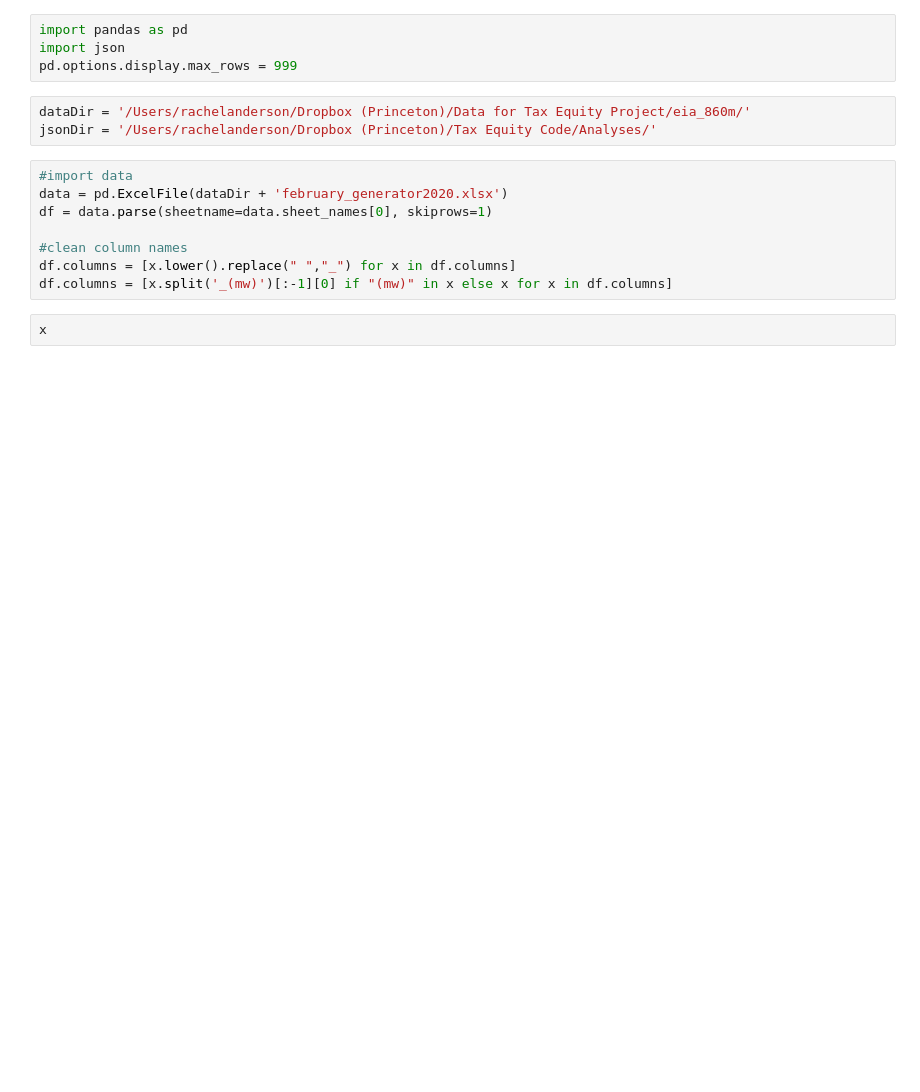
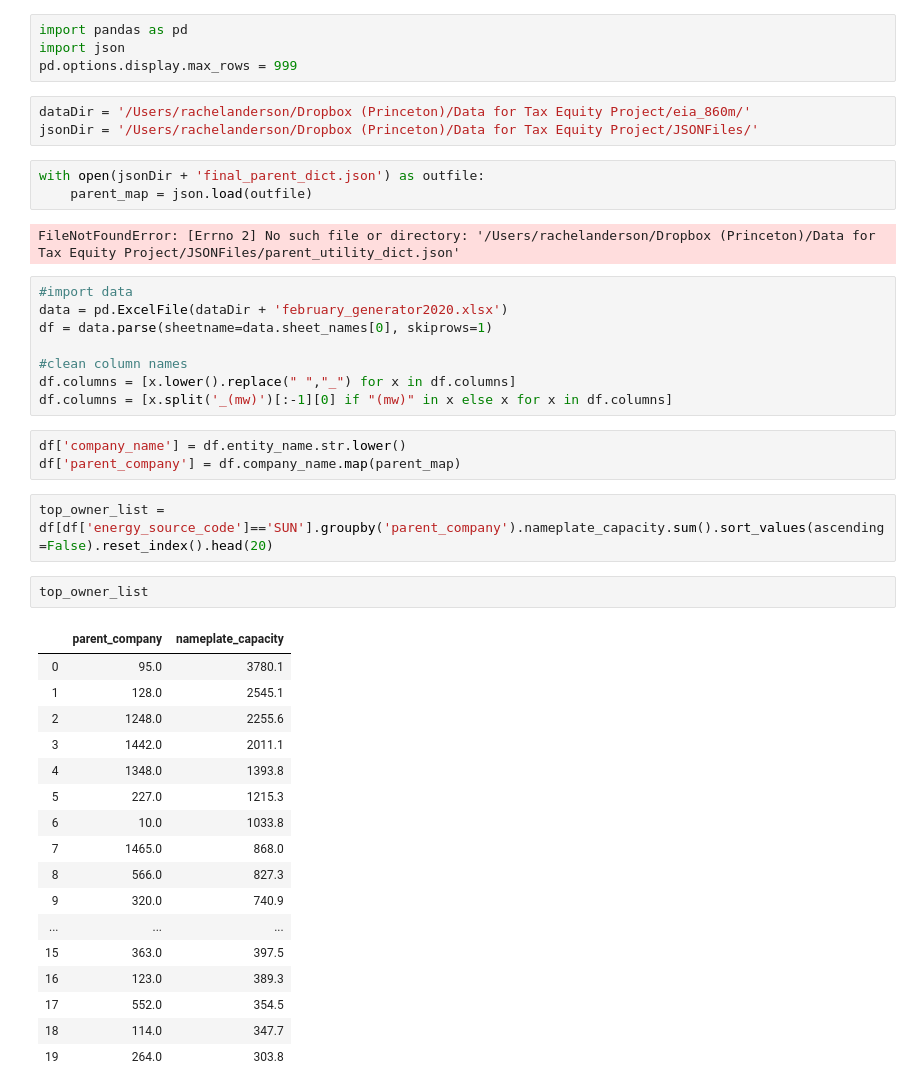
Before and after one commit to rachelsanderson/reduced-form, a Jupyter notebook: Analyses/Top Utility Analysis.ipynb, the cells around one changed output. Drawn from its saved outputs; the diff is of its cells as text; blank space fills up the shorter version.

```diff
--- a/Analyses/Top Utility Analysis.ipynb
+++ b/Analyses/Top Utility Analysis.ipynb
@@ -4,7 +6,12 @@ import json
 pd.options.display.max_rows = 999
 # %%
 dataDir = '/Users/rachelanderson/Dropbox (Princeton)/Data for Tax Equity Project/eia_860m/'
-jsonDir = '/Users/rachelanderson/Dropbox (Princeton)/Tax Equity Code/Analyses/'
+jsonDir = '/Users/rachelanderson/Dropbox (Princeton)/Data for Tax Equity Project/JSONFiles/'
+# %%
+with open(jsonDir + 'final_parent_dict.json') as outfile:
+    parent_map = json.load(outfile)
+# %% [output]
+FileNotFoundError: [Errno 2] No such file or directory: '/Users/rachelanderson/Dropbox (Princeton)/Data for Tax Equity Project/JSONFiles/parent_utility_dict.json'
 # %%
 #import data
 data = pd.ExcelFile(dataDir + 'february_generator2020.xlsx')
@@ -13,6 +20,29 @@ df = data.parse(sheetname=data.sheet_names[0], skiprows=1)
 #clean column names
 df.columns = [x.lower().replace(" ","_") for x in df.columns]
 df.columns = [x.split('_(mw)')[:-1][0] if "(mw)" in x else x for x in df.columns]
-# %%
-x
+# %%
+df['company_name'] = df.entity_name.str.lower()
+df['parent_company'] = df.company_name.map(parent_map)
+# %%
+top_owner_list = df[df['energy_source_code']=='SUN'].groupby('parent_company').nameplate_capacity.sum().sort_values(ascending=False).reset_index().head(20)
+# %%
+top_owner_list
+# %% [output]
+|  | parent_company | nameplate_capacity |
+| 0 | 95.0 | 3780.1 |
+| 1 | 128.0 | 2545.1 |
+| 2 | 1248.0 | 2255.6 |
+| 3 | 1442.0 | 2011.1 |
+| 4 | 1348.0 | 1393.8 |
+| 5 | 227.0 | 1215.3 |
+| 6 | 10.0 | 1033.8 |
+| 7 | 1465.0 | 868.0 |
+| 8 | 566.0 | 827.3 |
+| 9 | 320.0 | 740.9 |
+| ... | ... | ... |
+| 15 | 363.0 | 397.5 |
+| 16 | 123.0 | 389.3 |
+| 17 | 552.0 | 354.5 |
+| 18 | 114.0 | 347.7 |
+| 19 | 264.0 | 303.8 |
 # %%
```
Also changed, not shown: parts of 12 cells of this notebook, 12 other files.
